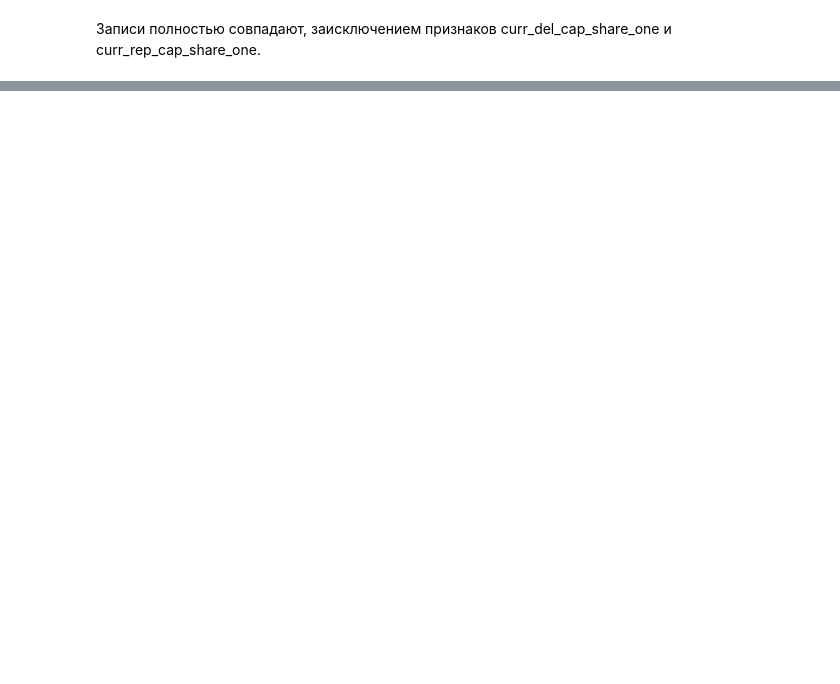
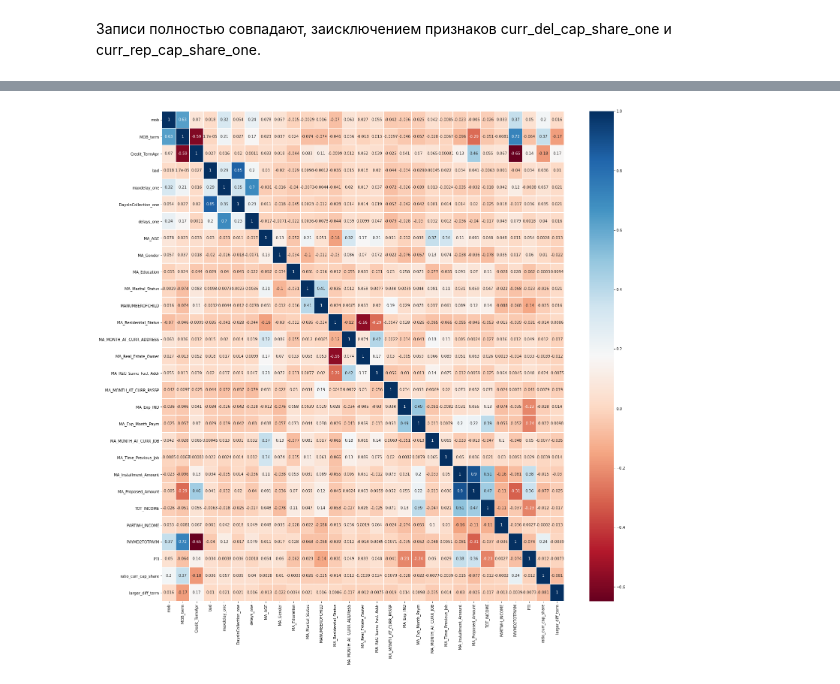
Before and after one commit to alexbarrow/credit_delay_prediction, a Jupyter notebook: EDA.ipynb, the cells around one changed output, grey strips where cells are left out. Saved outputs shown, nothing was run; the diff lists cells and outputs as text; code cells hidden in the pictures; blank space fills up the shorter version.

Commit message:
Added heatmap of corr, removed some feats

```diff
--- a/EDA.ipynb
+++ b/EDA.ipynb
@@ -154,0 +186,6 @@ dll
+# %%
+clean_data['ratio_curr_cap_share'] = clean_data['curr_rep_cap_share_one']/clean_data['curr_del_cap_share_one']
+
+clean_data['larger_diff_term'] = ((clean_data['Credit_TermApr']-clean_data['MA_Proposed_Term'])>=0).astype(int) # либо > 0
+
+clean_data.drop(['curr_del_cap_share_one', 'curr_rep_cap_share_one', 'MA_Proposed_Term'], axis=1, inplace=True)
@@ -154,0 +195,6 @@ dll
+# %%
+plt.figure(figsize=(24,24))
+sns.heatmap(clean_data.corr(),cmap='RdBu', annot=True, linewidths=0.2)
+plt.show()
+# %% [output]
+[figure, added]
```
Also changed, not shown: parts of 17 cells of this notebook, 1 other file.
